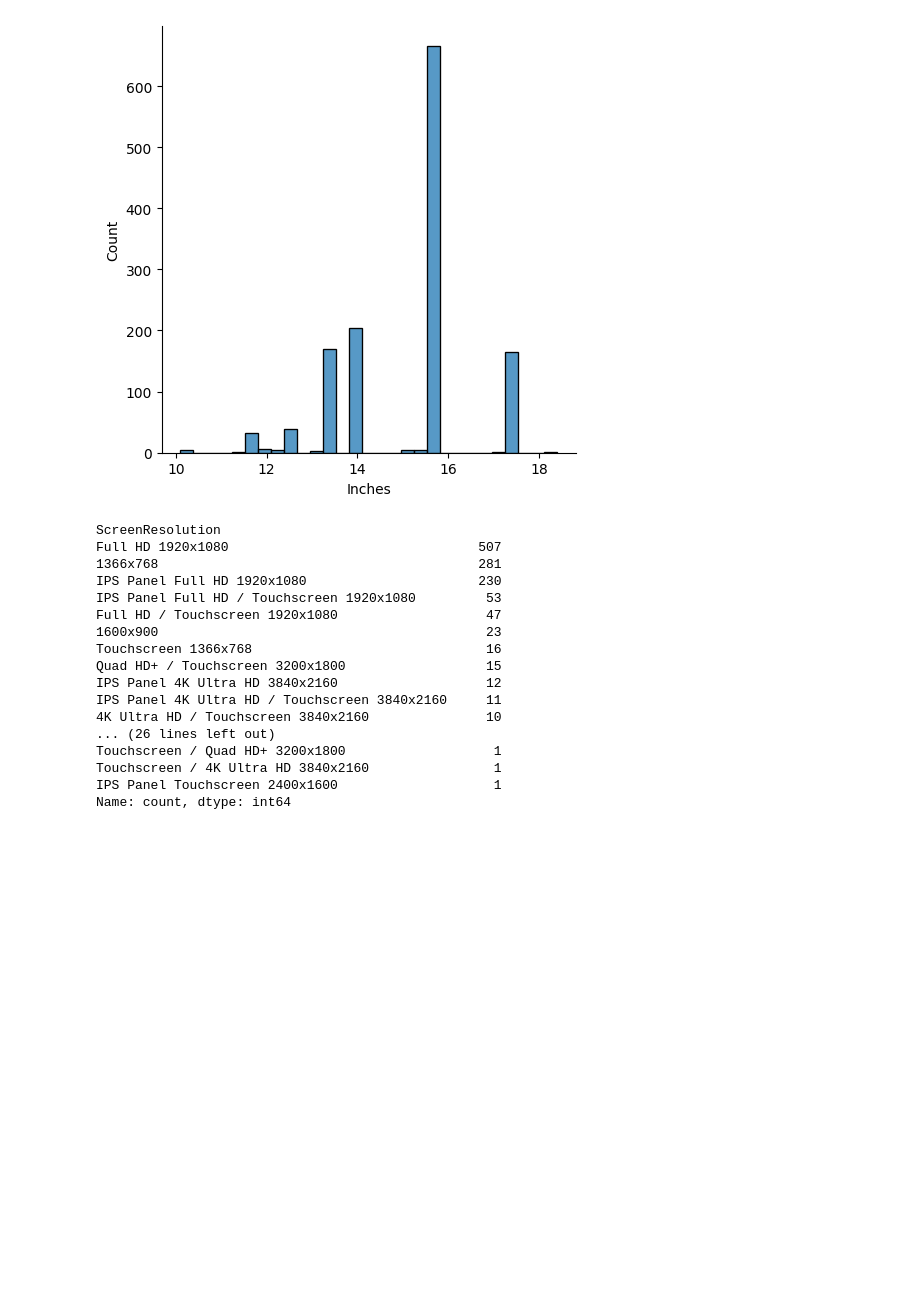
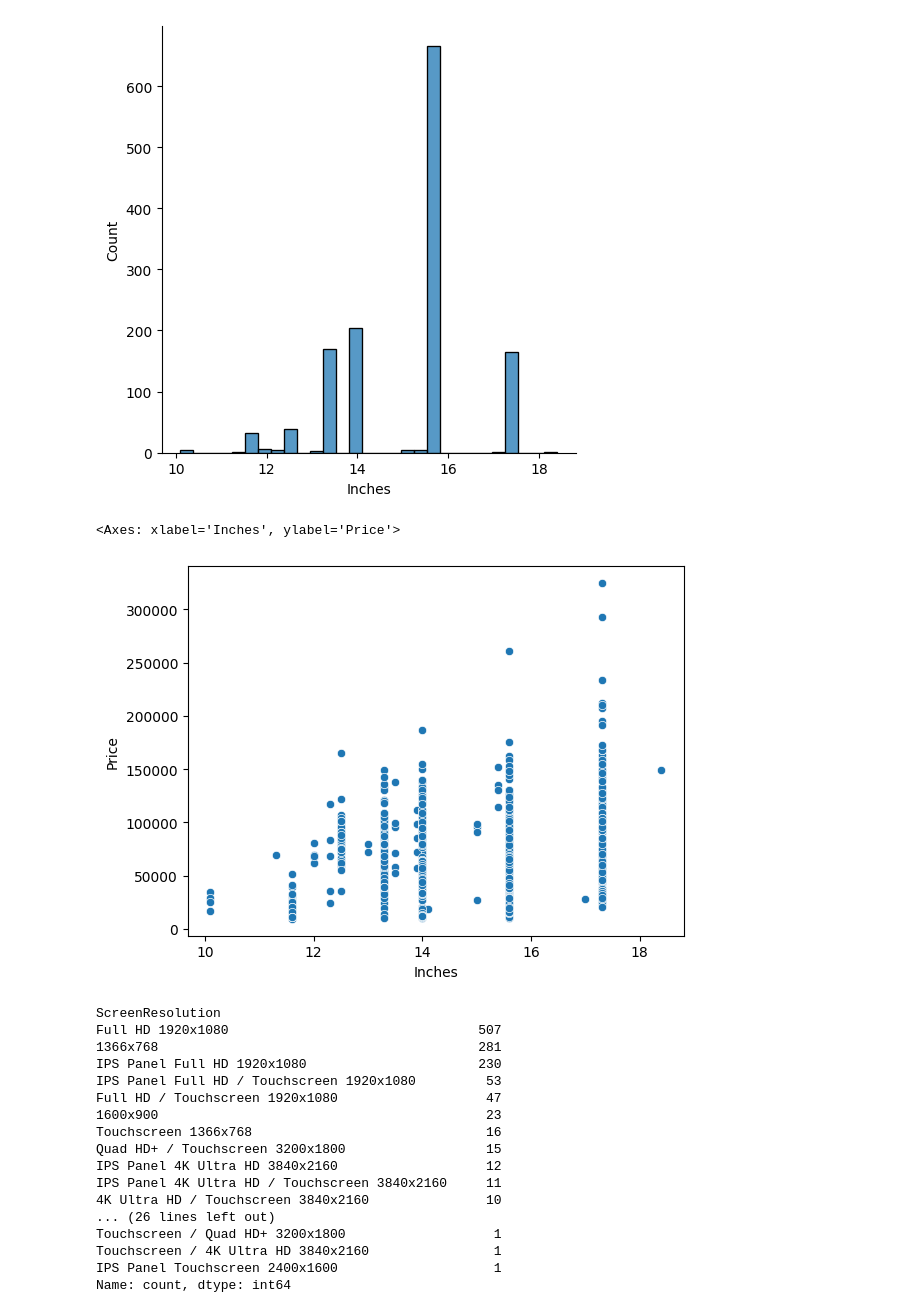
Before and after one commit to afadnan/ds_ml_dl, a Jupyter notebook: projects/laptop_price_predictor/laptop_price_predictor.ipynb, the cells around one changed output. Cells and saved outputs as stored; diff of their text form; code cells hidden in the pictures; blank space fills up the shorter version.

```diff
--- a/projects/laptop_price_predictor/laptop_price_predictor.ipynb
+++ b/projects/laptop_price_predictor/laptop_price_predictor.ipynb
@@ -186,6 +186,11 @@ sns.displot(df["Inches"])
 # %% [output]
 <seaborn.axisgrid.FacetGrid at 0x...>
 [figure]
+# %%
+sns.scatterplot(x=df['Inches'],y=df['Price'])
+# %% [output]
+<Axes: xlabel='Inches', ylabel='Price'>
+[figure, added]
 # %%
 df['ScreenResolution'].value_counts()
 # %% [output]
```
Also changed, not shown: parts of 8 cells of this notebook.
